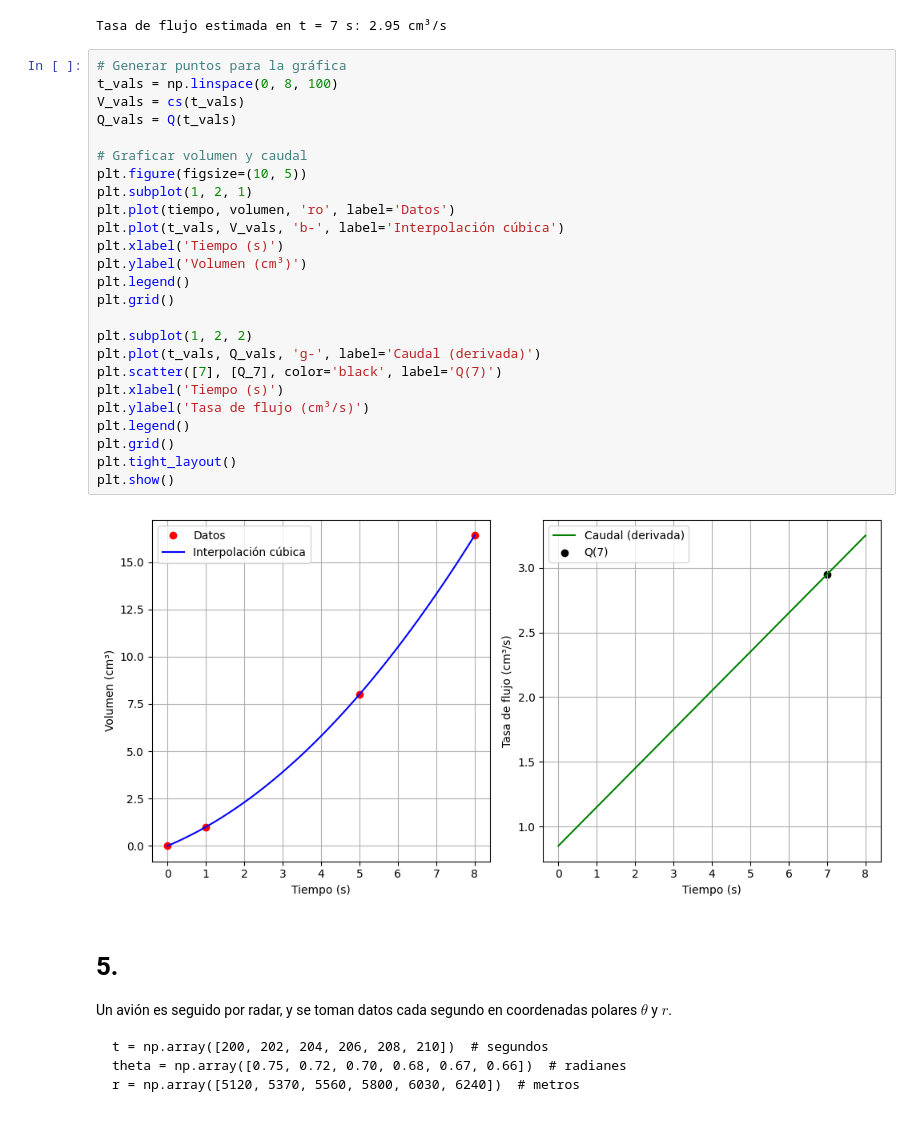
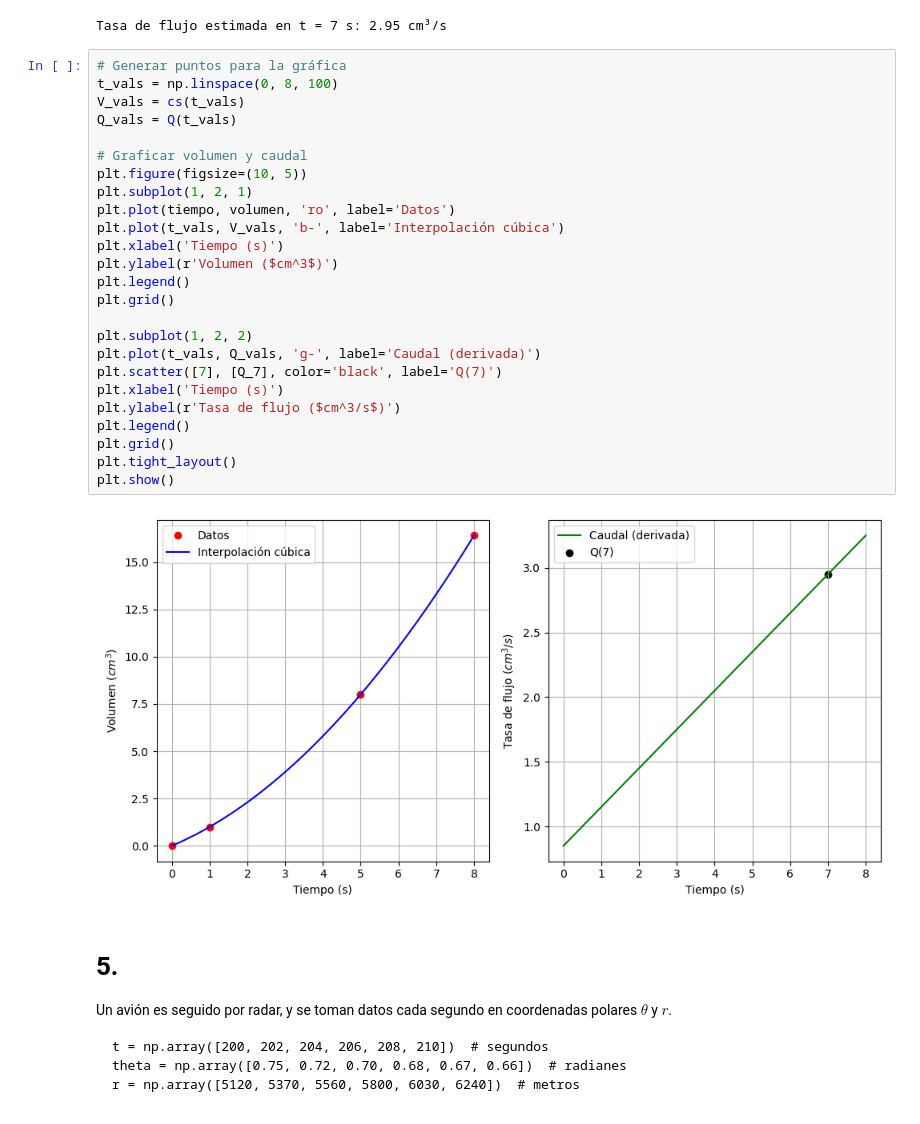
Before and after one commit to jmmarinr/ComputationalMethods, a Jupyter notebook: Calculo/Taller_cálculo.ipynb, the cells around one changed output. Saved outputs shown, nothing was run; the diff lists cells and outputs as text.

```diff
--- a/Calculo/Taller_cálculo.ipynb
+++ b/Calculo/Taller_cálculo.ipynb
@@ -239,30 +224,30 @@ Tasa de flujo estimada en t = 7 s: 2.95 cm³/s
 # %%
 # Generar puntos para la gráfica
 t_vals = np.linspace(0, 8, 100)
 V_vals = cs(t_vals)
 Q_vals = Q(t_vals)
 
 # Graficar volumen y caudal
 plt.figure(figsize=(10, 5))
 plt.subplot(1, 2, 1)
 plt.plot(tiempo, volumen, 'ro', label='Datos')
 plt.plot(t_vals, V_vals, 'b-', label='Interpolación cúbica')
 plt.xlabel('Tiempo (s)')
-plt.ylabel('Volumen (cm³)')
+plt.ylabel(r'Volumen ($cm^3$)')
 plt.legend()
 plt.grid()
 
 plt.subplot(1, 2, 2)
 plt.plot(t_vals, Q_vals, 'g-', label='Caudal (derivada)')
 plt.scatter([7], [Q_7], color='black', label='Q(7)')
 plt.xlabel('Tiempo (s)')
-plt.ylabel('Tasa de flujo (cm³/s)')
+plt.ylabel(r'Tasa de flujo ($cm^3/s$)')
 plt.legend()
 plt.grid()
 plt.tight_layout()
 plt.show()
 # %% [output]
-[figure, old version]
+[figure, new version]
 # %% [markdown]
 # 5.
 Un avión es seguido por radar, y se toman datos cada segundo en coordenadas polares $\theta$ y $r$.
```
Also changed, not shown: parts of 6 cells of this notebook, 2 other files.
